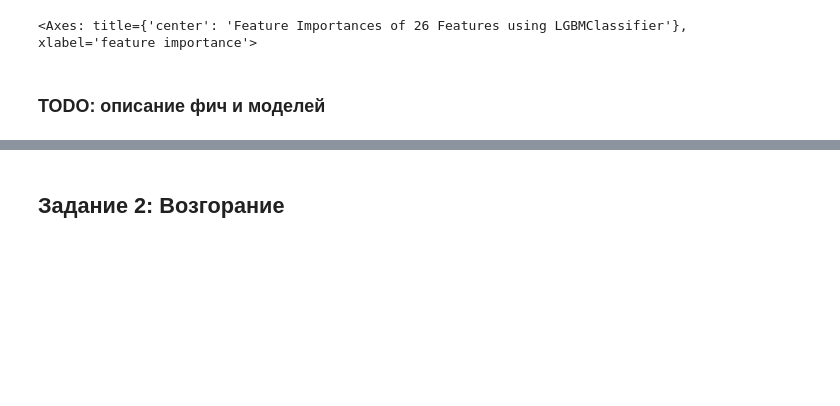
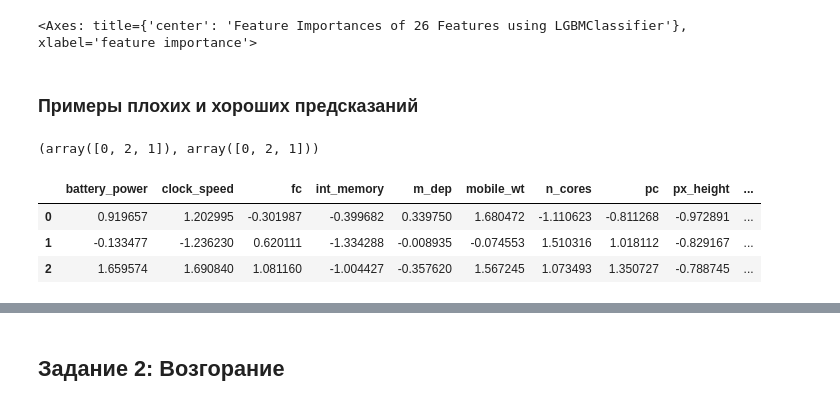
Before and after one commit to smertlove/ML_hw, a Jupyter notebook: HW4.ipynb, the cells around one changed output, grey strips where cells are left out. Cells and saved outputs as stored; diff of their text form; code cells hidden in the pictures; blank space fills up the shorter version.

```diff
--- a/HW4.ipynb
+++ b/HW4.ipynb
@@ -655,5 +671,5 @@ viz.show()
 # %% [output]
 [figure]
 <Axes: title={'center': 'Feature Importances of 26 Features using LGBMClassifier'}, xlabel='feature importance'>
-# %% [markdown]
-### TODO: описание фич и моделей
+# %% [markdown]
+### Примеры плохих и хороших предсказаний
@@ -659,0 +678,12 @@ viz.show()
+# %%
+# Первые 3 предсказания хорошие
+preds[:3], y_test.to_numpy()[:3]
+# %% [output]
+(array([0, 2, 1]), array([0, 2, 1]))
+# %%
+X_test[:3]
+# %% [output]
+|  | battery_power | clock_speed | fc | int_memory | m_dep | mobile_wt | n_cores | pc | px_height | ... |
+| 0 | 0.919657 | 1.202995 | -0.301987 | -0.399682 | 0.339750 | 1.680472 | -1.110623 | -0.811268 | -0.972891 | ... |
+| 1 | -0.133477 | -1.236230 | 0.620111 | -1.334288 | -0.008935 | -0.074553 | 1.510316 | 1.018112 | -0.829167 | ... |
+| 2 | 1.659574 | 1.690840 | 1.081160 | -1.004427 | -0.357620 | 1.567245 | 1.073493 | 1.350727 | -0.788745 | ... |
```
Also changed, not shown: parts of 6 cells of this notebook.
